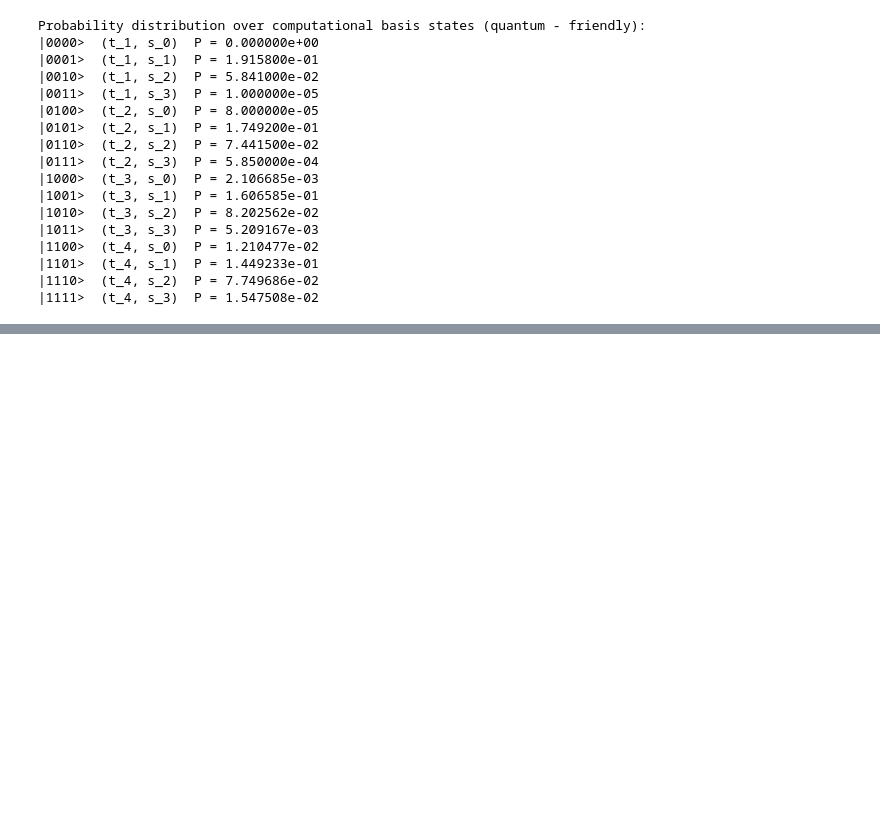
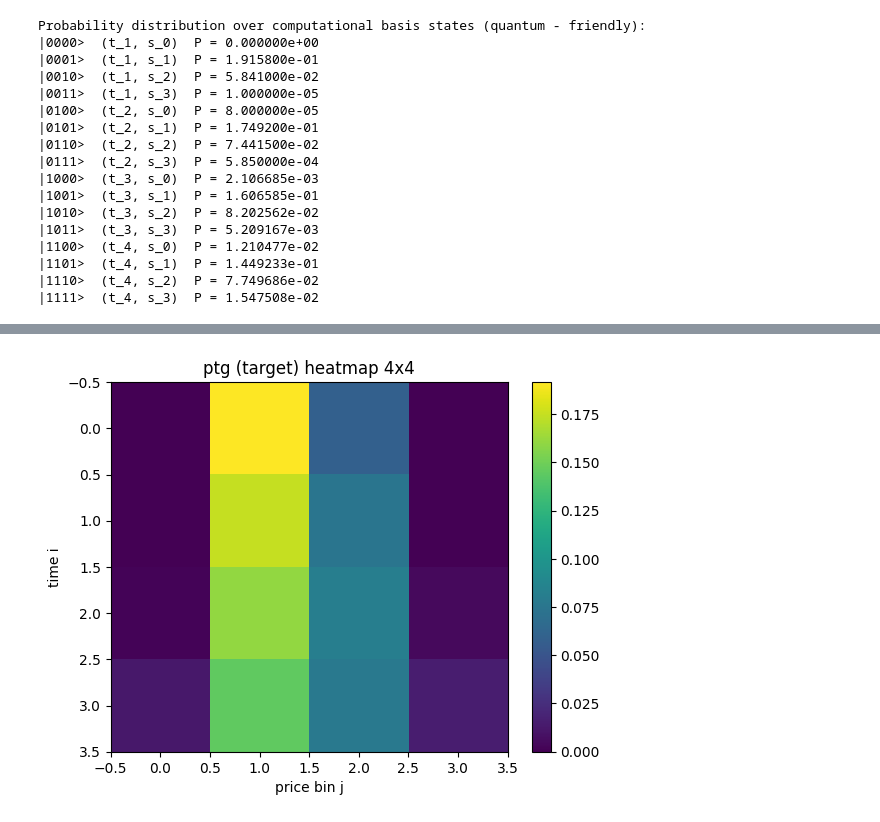
Before and after one commit to gborras10/Quantum-CVA, a Jupyter notebook: src/quantum_cva/state_prep/qcbm/notebooks/toy-target_distribution.ipynb, the cells around one changed output, grey strips where cells are left out. Saved outputs shown, nothing was run; the diff lists cells and outputs as text; code cells hidden in the pictures; blank space fills up the shorter version.

```diff
--- a/src/quantum_cva/state_prep/qcbm/notebooks/toy-target_distribution.ipynb
+++ b/src/quantum_cva/state_prep/qcbm/notebooks/toy-target_distribution.ipynb
@@ -186,0 +231,18 @@ Probability distribution over computational basis states (quantum - friendly):
+# %%
+# Ansatz training
+x0 = 0.01 * np.random.randn(len(theta))
+
+res = minimize(
+    cost,
+    x0=x0,
+    method="COBYLA",
+    options={"maxiter": 3000, "rhobeg": 0.5, "disp": True},
+)
+
+theta_star = res.x
+p_star = probs_from_params(qc, theta, theta_star)
+
+print("Final cost:", res.fun)
+print("L1 error:", np.sum(np.abs(p_star - ptg)))
+print("KL(ptg || p_star) clipped:",
+      np.sum(ptg * np.log(np.maximum(ptg,1e-12)/np.maximum(p_star,1e-12))))
@@ -186,0 +253,73 @@ Probability distribution over computational basis states (quantum - friendly):
+# %%
+theta_star = res.x
+ms = metrics(ptg, p_star)
+
+print("=== BASIC CHECKS ===")
+print("sum(ptg)    =", float(np.sum(ptg)))
+print("sum(p_star) =", float(np.sum(p_star)))
+print("min/max ptg    =", float(np.min(ptg)), float(np.max(ptg)))
+print("min/max p_star =", float(np.min(p_star)), float(np.max(p_star)))
+
+print("\n=== 'FIT' METRIC + OTHERS ===")
+print("KL(ptg || p*)  =", ms["kl"])
+print("L1             =", ms["l1"])
+print("TV = 0.5*L1    =", ms["tv"])
+print("Linf           =", ms["linf"])
+
+M, N = 4, 4
+Ptg_2d = np.asarray(ptg).reshape(M, N)
+Pst_2d = np.asarray(p_star).reshape(M, N)
+
+print("\n=== 4x4 MATRICES (rows=t_i, cols=s_j) ===")
+print("ptg:")
+print(Ptg_2d)
+print("\np_star:")
+print(Pst_2d)
+
+ptg_time  = Ptg_2d.sum(axis=1)
+pst_time  = Pst_2d.sum(axis=1)
+ptg_price = Ptg_2d.sum(axis=0)
+pst_price = Pst_2d.sum(axis=0)
+
+print("\n=== TIME MARGINAL (sum_j) ===")
+print("ptg :", ptg_time)
+print("p*  :", pst_time)
+
+print("\n=== PRICE MARGINAL (sum_i) ===")
+print("ptg :", ptg_price)
+print("p*  :", pst_price)
+
+plt.figure()
+plt.title("ptg (target) heatmap 4x4")
+plt.imshow(Ptg_2d, aspect="auto")
+plt.colorbar()
+plt.xlabel("price bin j")
+plt.ylabel("time i")
+plt.show()
+
+plt.figure()
+plt.title("p* (learned) heatmap 4x4")
+plt.imshow(Pst_2d, aspect="auto")
+plt.colorbar()
+plt.xlabel("price bin j")
+plt.ylabel("time i")
+plt.show()
+
+plt.figure()
+plt.title("Time marginal: ptg vs p*")
+plt.plot(ptg_time, marker="o", label="ptg")
+plt.plot(pst_time, marker="o", label="p*")
+plt.xlabel("i (time)")
+plt.ylabel("probability")
+plt.legend()
+plt.show()
+
+plt.figure()
+plt.title("Price marginal: ptg vs p*")
+plt.plot(ptg_price, marker="o", label="ptg")
+plt.plot(pst_price, marker="o", label="p*")
+plt.xlabel("j (price)")
+plt.ylabel("probability")
+plt.legend()
+plt.show()
+# %% [output]
@@ -186,0 +343 @@ Probability distribution over computational basis states (quantum - friendly):
+[figure, added]
```
Also changed, not shown: parts of 11 cells of this notebook, 2 other files.
